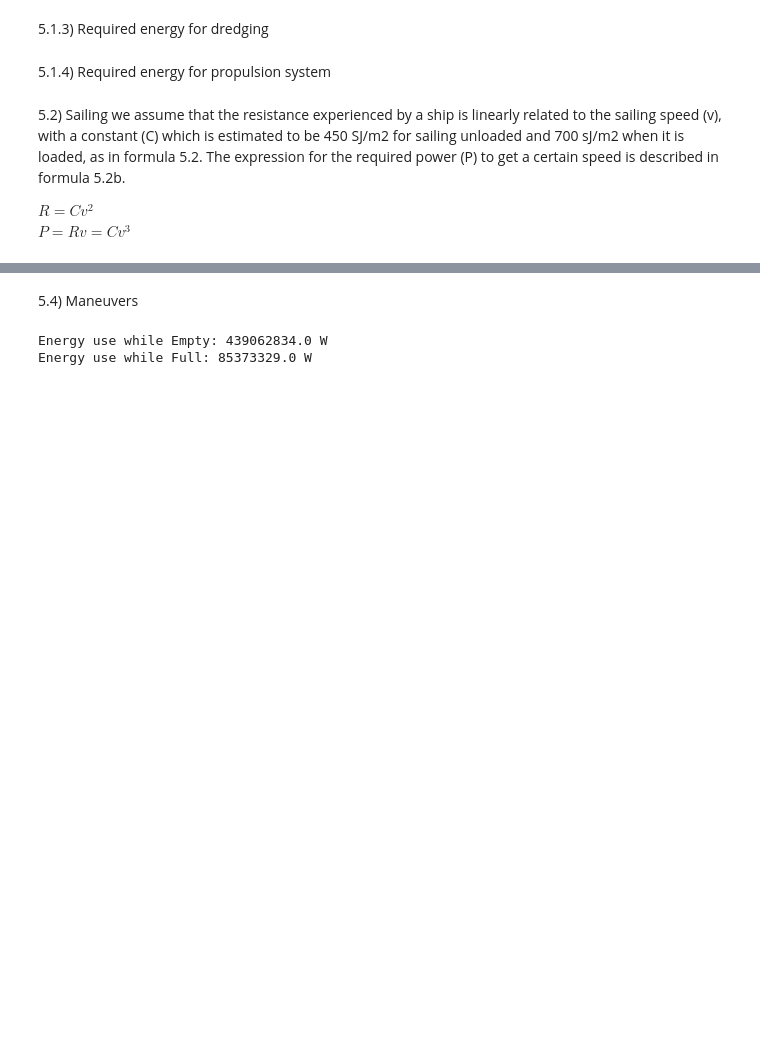
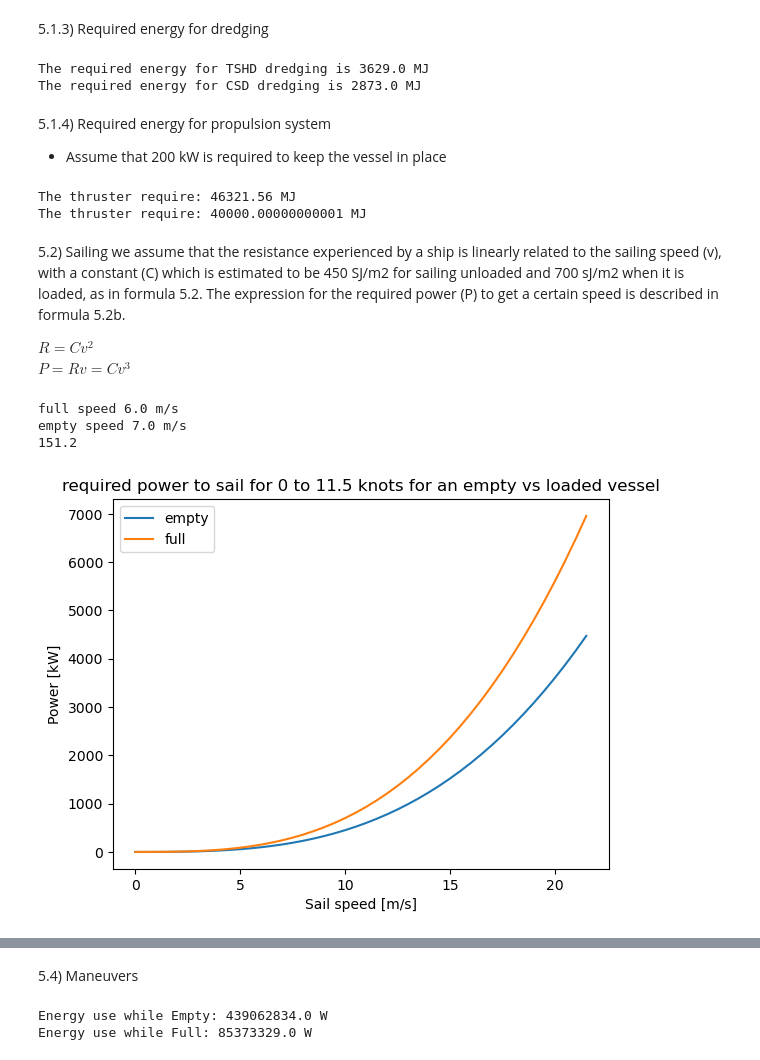
Before and after one commit to denisepierce01/Dredging, a Jupyter notebook: Dredging.ipynb, the cells around one changed output, grey strips where cells are left out. Saved outputs shown, nothing was run; the diff lists cells and outputs as text; code cells hidden in the pictures; blank space fills up the shorter version.

```diff
--- a/Dredging.ipynb
+++ b/Dredging.ipynb
@@ -488,15 +476,26 @@ def calc_P(Q,H,rho_m,eta):
 # %% [markdown]
 5.1.3) Required energy for dredging
 # %%
-# min = 60  #CHANGE AMOUNT OF MINUTES FOR DREDGING
-# t_dredge = minutes*60   #seconds
-# E_dredge = t_dredge * P_dredge
-# print('The required energy for dredging is', round(E_dredge,0),'J')
+t_dredge_TSHD = 115.4 / 60 * (906+1101)  #minutes/60 * number of cycles #t in hours
+t_dredge_CSD = 100 /60 * 2000   #hours  REVIEW LATER
+E_dredge_TSHD = t_dredge_TSHD * P_dredge_TSHD
+E_dredge_CSD = t_dredge_CSD * P_dredge_CSD
+print('The required energy for TSHD dredging is', round(E_dredge_TSHD/1e6,0),'MJ')
+print('The required energy for CSD dredging is', round(E_dredge_CSD/1e6,0),'MJ')
+# %% [output]
+The required energy for TSHD dredging is 3629.0 MJ
+The required energy for CSD dredging is 2873.0 MJ
 # %% [markdown]
 5.1.4) Required energy for propulsion system
+- Assume that 200 kW is required to keep the vessel in place
 # %%
-# E_dredge_propulsion = 200000* min *60
-# print('The thruster require:', E_dredge_propulsion, 'J')
+E_dredge_propulsion_TSHD = 200000* t_dredge_TSHD *60
+E_dredge_propulsion_CSD = 200000* t_dredge_CSD *60
+print('The thruster require:', E_dredge_propulsion_TSHD/1e6, 'MJ')
+print('The thruster require:', E_dredge_propulsion_CSD/1e6, 'MJ')
+# %% [output]
+The thruster require: 46321.56 MJ
+The thruster require: 40000.00000000001 MJ
 # %% [markdown]
 5.2) Sailing
 we assume that the resistance experienced by a ship is linearly related to the sailing speed (v), with a constant (C) which is estimated to be 450 SJ/m2 for sailing unloaded and 700 sJ/m2 when it is loaded, as in formula 5.2. The expression for the required power (P) to get a certain speed is described in formula 5.2b.
@@ -504,4 +503,34 @@ we assume that the resistance experienced by a ship is linearly related to the s
 $R = Cv^2$
 \
 $P= Rv = Cv^3$
+# %%
+#FOR TSHD easy dredge 2700
+def calc_P_sail(v,c):
+    return c * v**3
+
+v_serie = np.arange(0,11.5*1.852+0.5,0.5) #1knot = 1.852km/h
+
+P_empty_easydredge2700 =[]
+P_full_easydredge2700 = []
+for v in v_serie:
+    P_empty_easydredge2700.append(calc_P_sail(v,450)/1000)
+    P_full_easydredge2700.append(calc_P_sail(v,700)/1000)
+
+plt.plot(v_serie,P_empty_easydredge2700, label = 'empty')
+plt.plot(v_serie,P_full_easydredge2700, label = 'full')
+plt.title('required power to sail for 0 to 11.5 knots for an empty vs loaded vessel')
+# plt.plot(v_serie[24], P_full[24], 'ro')
+# plt.xlim(0,10)
+plt.legend();
+plt.ylabel('Power [kW]')
+plt.xlabel('Sail speed [m/s]');
+
+print('full speed', v_serie[12], 'm/s')
+print('empty speed', v_serie[14], 'm/s')
+print(P_full_easydredge2700[12])
+# %% [output]
+full speed 6.0 m/s
+empty speed 7.0 m/s
+151.2
+[figure, added]
 # %%
```
Also changed, not shown: parts of 60 cells of this notebook.
